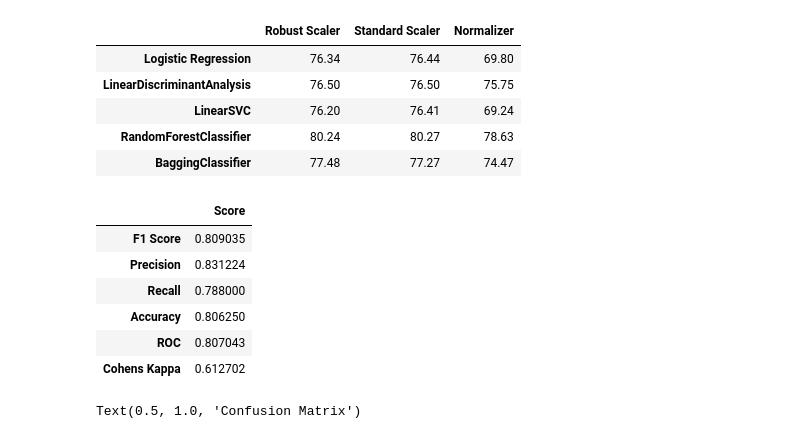
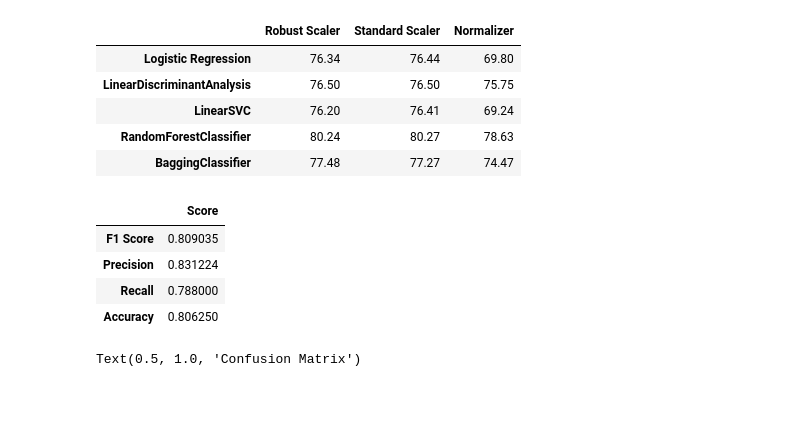
Before and after one commit to bharathngowda/machine_learning_wine_quality_prediction, a Jupyter notebook: Wine Quality Prediction.ipynb, the cells around one changed output. Cells and saved outputs as stored; diff of their text form; code cells hidden in the pictures; blank space fills up the shorter version.

```diff
--- a/Wine Quality Prediction.ipynb
+++ b/Wine Quality Prediction.ipynb
@@ -139,21 +139,18 @@ pd.DataFrame(result,index=['Logistic Regression','LinearDiscriminantAnalysis','L
 # %%
 pipe=Pipeline([('scale',StandardScaler()),('model',RandomForestClassifier(random_state=1))])
 pipe.fit(x,y)
 y_pred=pipe.predict(xx)
 metrics_df=pd.DataFrame(data=[metrics.f1_score(yy,y_pred),metrics.precision_score(yy,y_pred),
-                              metrics.recall_score(yy,y_pred),metrics.accuracy_score(yy,y_pred),
-                              metrics.roc_auc_score(yy,y_pred),metrics.cohen_kappa_score(yy,y_pred)],
-                        index=['F1 Score','Precision','Recall','Accuracy','ROC','Cohens Kappa'],
+                              metrics.recall_score(yy,y_pred),metrics.accuracy_score(yy,y_pred)],
+                        index=['F1 Score','Precision','Recall','Accuracy'],
                         columns=['Score'])
 metrics_df
 # %% [output]
 |  | Score |
 | F1 Score | 0.809035 |
 | Precision | 0.831224 |
 | Recall | 0.788000 |
 | Accuracy | 0.806250 |
-| ROC | 0.807043 |
-| Cohens Kappa | 0.612702 |
 # %%
 fper, tper, thresholds = metrics.roc_curve(yy, y_pred)
 fig,ax=plt.subplots(figsize=(10,5),nrows=1,ncols=2)
```
